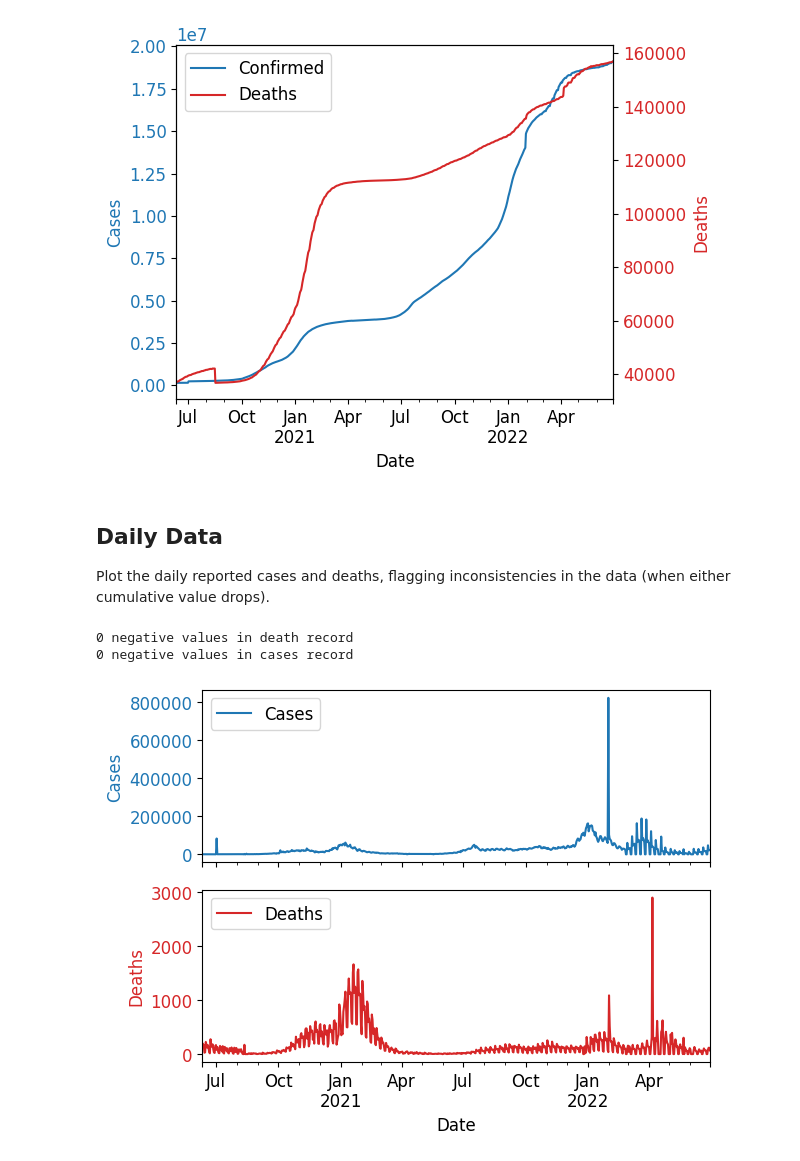
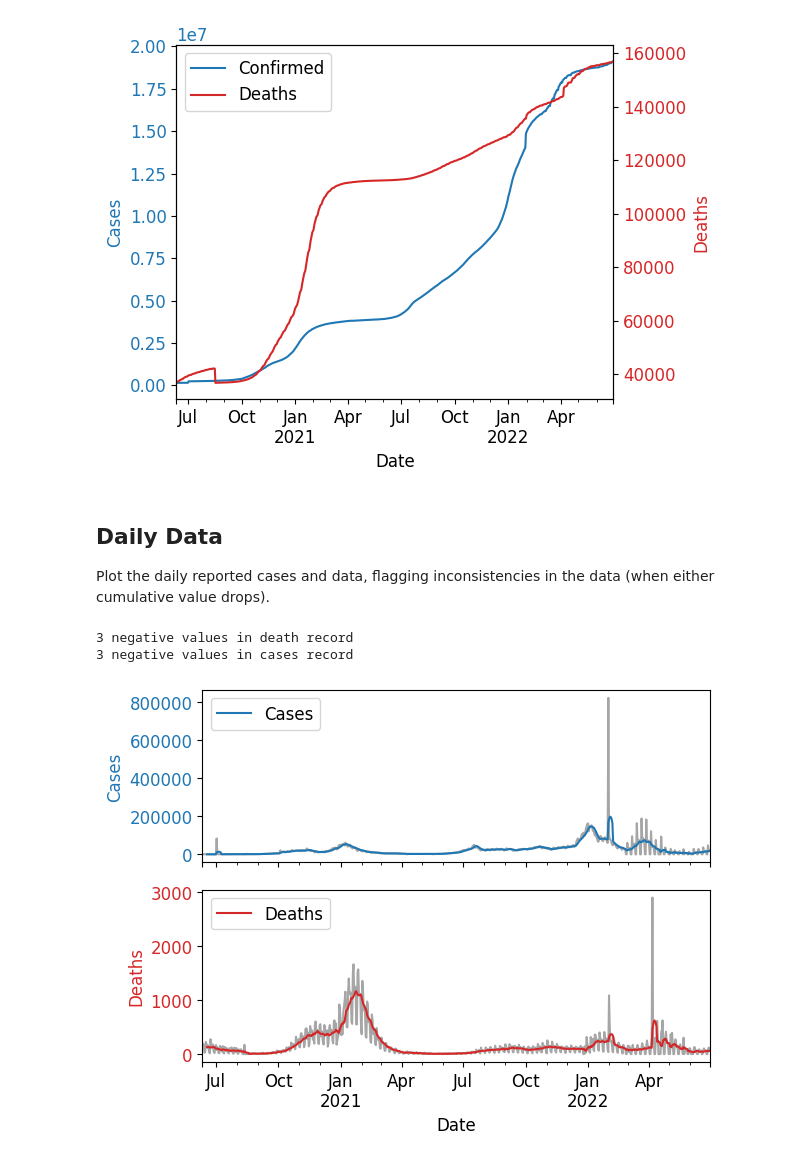
Before and after one commit to KCGallagher/periodic-sampling, a Jupyter notebook: analysis/data_trends.ipynb, the cells around one changed output. Cells and saved outputs as stored; diff of their text form; code cells hidden in the pictures.

```diff
--- a/analysis/data_trends.ipynb
+++ b/analysis/data_trends.ipynb
@@ -71,37 +71,15 @@ plt.show()
 # %% [markdown]
 ## Daily Data
 
-Plot the daily reported cases and deaths, flagging inconsistencies in the data (when either cumulative value drops).
+Plot the daily reported cases and data, flagging inconsistencies in the data (when either cumulative value drops).
 # %%
 df["Daily_Deaths"] = df["Deaths"].diff()
 df["Daily_Cases"] = df["Confirmed"].diff()
 
-df[["Daily_Deaths","Daily_Cases"]] = df[["Daily_Deaths","Daily_Cases"]].clip(lower = 0)
-
 print(str((df["Daily_Deaths"] < 0).sum()) + " negative values in death record")
 print(str((df["Daily_Cases"] < 0).sum()) + " negative values in cases record")
+
+df[["Daily_Deaths","Daily_Cases"]] = df[["Daily_Deaths","Daily_Cases"]].clip(lower = 0)
 # %% [output]
-0 negative values in death record
-0 negative values in cases record
+3 negative values in death record
+3 negative values in cases record
-# %%
-fig, axs = plt.subplots(2)
-
-color = 'tab:blue'
-axs[0].set_xlabel('')
-axs[0].set_ylabel('Cases', color=color)
-plot1 = df.plot.line('Date', 'Daily_Cases', ax=axs[0], color=color, label = "Cases")
-axs[0].tick_params(axis='y', labelcolor=color)
-axs[0].set_xticklabels([]); axs[0].set_xlabel("")
-axs[0].legend(loc=2)
-
-color = 'tab:red'
-axs[1].set_ylabel('Deaths', color=color)
-plot2 = df.plot.line('Date', 'Daily_Deaths', ax=axs[1], color=color, label = "Deaths")
-axs[1].tick_params(axis='y', labelcolor=color)
-axs[1].legend(loc=2)
-
-fig.tight_layout()
-plt.savefig(f"../images/data_trends/daily_data_{location}.png")
-plt.show()
-# %% [output]
-[figure, removed]
@@ -109,0 +86,22 @@ plt.show()
+# %%
+def plot_daily_panel(df, column, ax, color, label, weekly_ave = True):
+    ax.set_ylabel(label, color=color)
+    plot = df.plot.line('Date', column, ax=ax, color='gray', label='', alpha=0.7)
+    if weekly_ave:
+        ax.plot(df['Date'], df[column].rolling(7, win_type='gaussian').mean(std=4),
+                color=color, label=label)
+    ax.tick_params(axis='y', labelcolor=color)
+    ax.legend(loc=2)
+    return plot
+
+fig, axs = plt.subplots(2)
+
+plot_daily_panel(df, 'Daily_Cases', ax=axs[0], color='tab:blue', label="Cases")
+axs[0].set_xlabel(''); axs[0].set_xticklabels([])
+
+plot_daily_panel(df, 'Daily_Deaths', ax=axs[1], color='tab:red', label="Deaths")
+
+fig.tight_layout()
+plt.savefig(f"../images/data_trends/daily_data_{location}.png")
+# %% [output]
+[figure, added]
```
Also changed, not shown: parts of 5 cells of this notebook, 3 other files.
